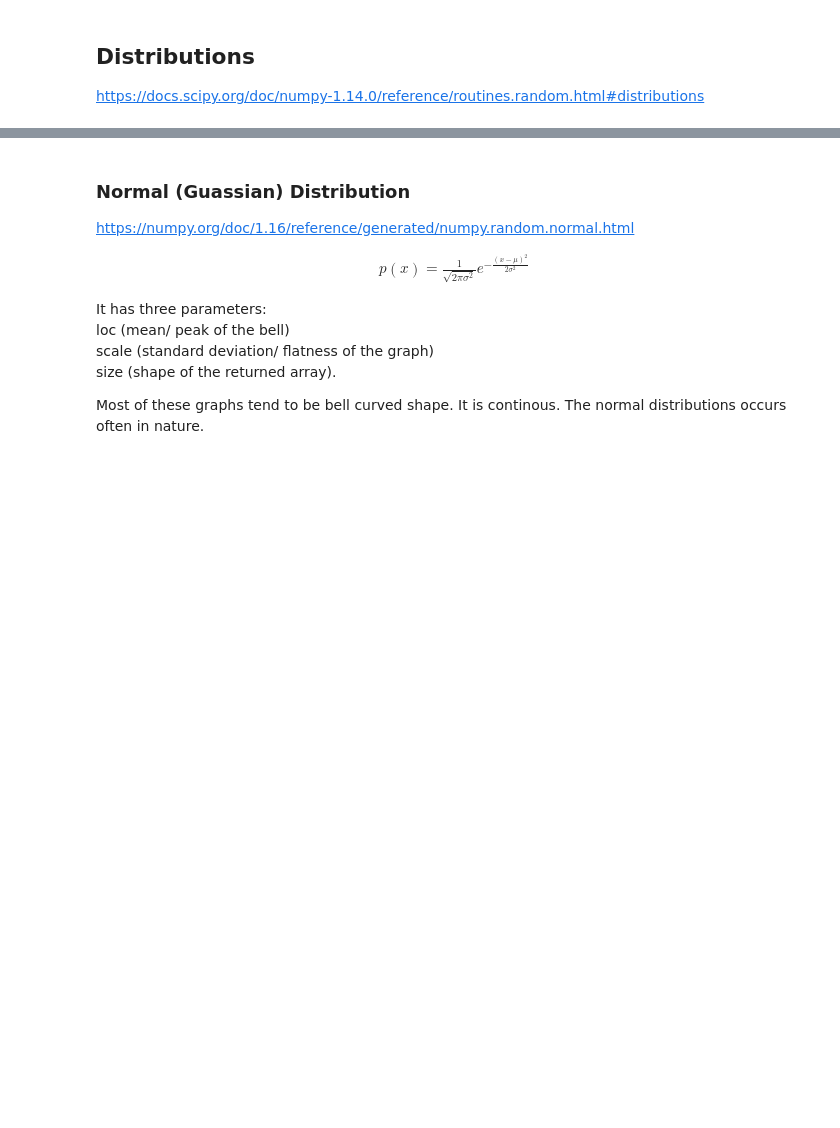
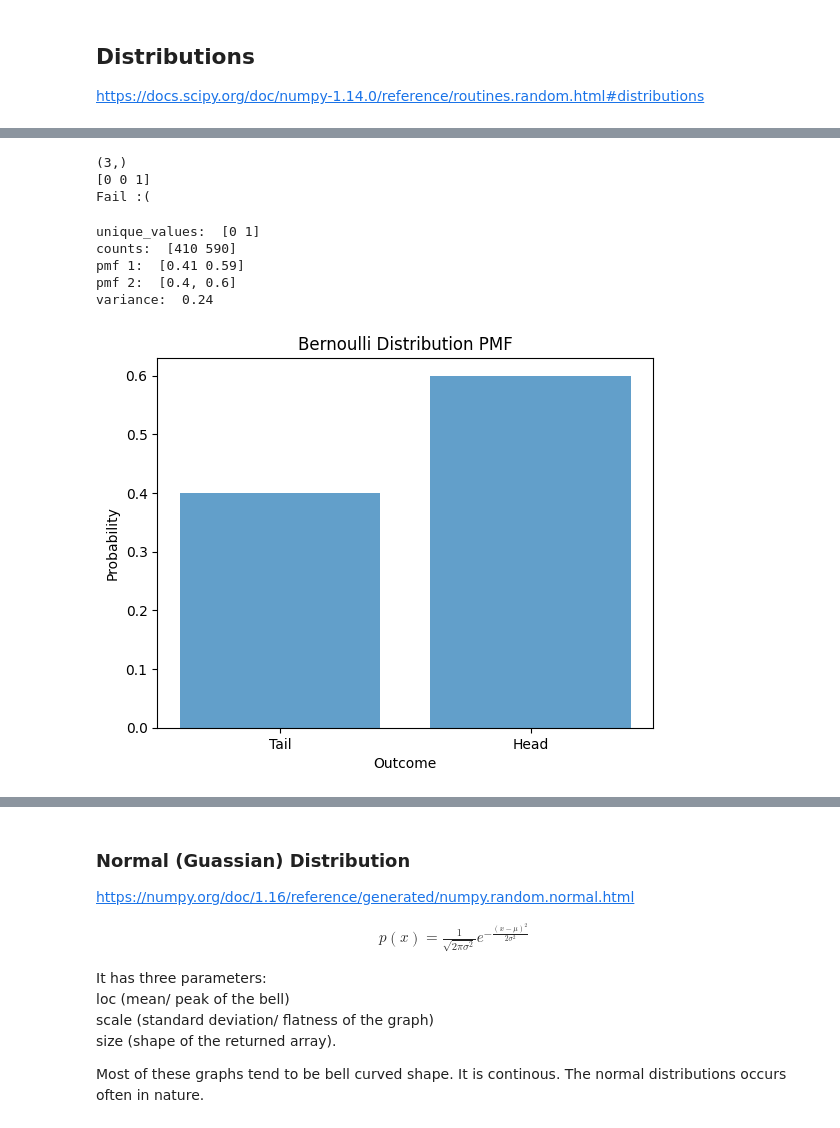
Before and after one commit to gtatiya/Python-Programming, a Jupyter notebook: NumPy/RandomSampling.ipynb, the cells around one changed output, grey strips where cells are left out. Cells and saved outputs as stored; diff of their text form; code cells hidden in the pictures; blank space fills up the shorter version.

```diff
--- a/NumPy/RandomSampling.ipynb
+++ b/NumPy/RandomSampling.ipynb
@@ -168,0 +205,59 @@ plt.show()
+# %%
+'''
+If you pass n=1 to the Binomial distribution it is equivalent to the Bernoulli distribution.
+In this case the function could be thought of simulating coin flips.
+size=3 tells it to flip the coin three times and p=0.5 makes it a fair coin with equal probabilitiy of head (1) or tail (0).
+The result of [1 0 0] means the coin came down once with head and twice with tail facing up.
+This is random, so running it again would result in a different sequence like [1 1 0], [0 1 0], or maybe even [1 1 1].
+Although you cannot get the same number of 1s and 0s in three runs, on average you would get the same number.
+'''
+outcomes = np.random.binomial(n=1, p=0.5, size=3)
+print(outcomes.shape)
+print(outcomes)
+
+# Decide between 2 outcomes randomly
+if np.random.binomial(n=1, p=0.5) == 1:
+    print("Success :)")
+else:
+    print("Fail :(")
+# %% [output]
+(3,)
+[0 0 1]
+Fail :(
+# %%
+# Parameters
+p_success = 0.6  # Probability of success (head)
+
+# Number of trials (number of points in each batch)
+trials = 1000
+
+# Simulate Bernoulli distribution using np.random.binomial
+samples = np.random.binomial(n=1, p=p_success, size=trials)
+
+# Calculate PMF
+unique_values, counts = np.unique(samples, return_counts=True)
+pmf = counts / trials
+print('unique_values: ', unique_values)
+print('counts: ', counts)
+print('pmf 1: ', pmf)
+pmf = [(p_success ** k) * ((1 - p_success) ** (1 - k)) for k in unique_values]
+print('pmf 2: ', pmf)
+
+# Calculate Variance
+variance = p_success * (1 - p_success)
+print('variance: ', variance)
+
+# Plot PMF
+plt.bar(unique_values, pmf, align='center', alpha=0.7)
+plt.xticks(unique_values, ['Tail', 'Head'])
+plt.title('Bernoulli Distribution PMF')
+plt.xlabel('Outcome')
+plt.ylabel('Probability')
+plt.show()
+# %% [output]
+unique_values:  [0 1]
+counts:  [410 590]
+pmf 1:  [0.41 0.59]
+pmf 2:  [0.4, 0.6]
+variance:  0.24
+[figure, added]
```
Also changed, not shown: parts of 13 cells of this notebook, 14 other files.
